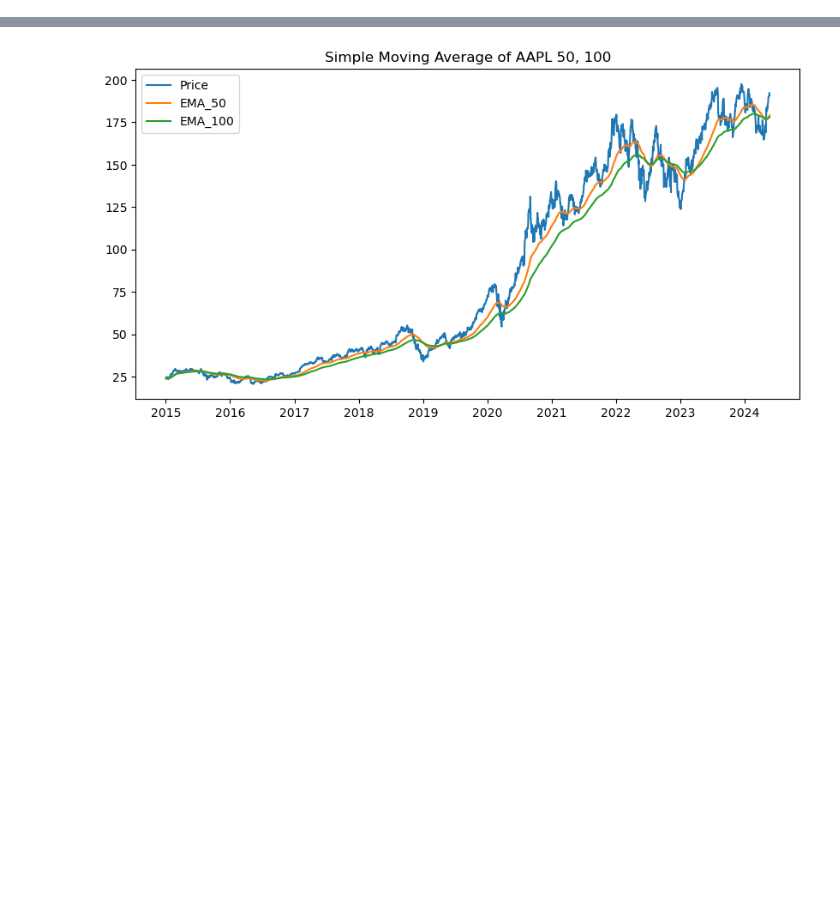
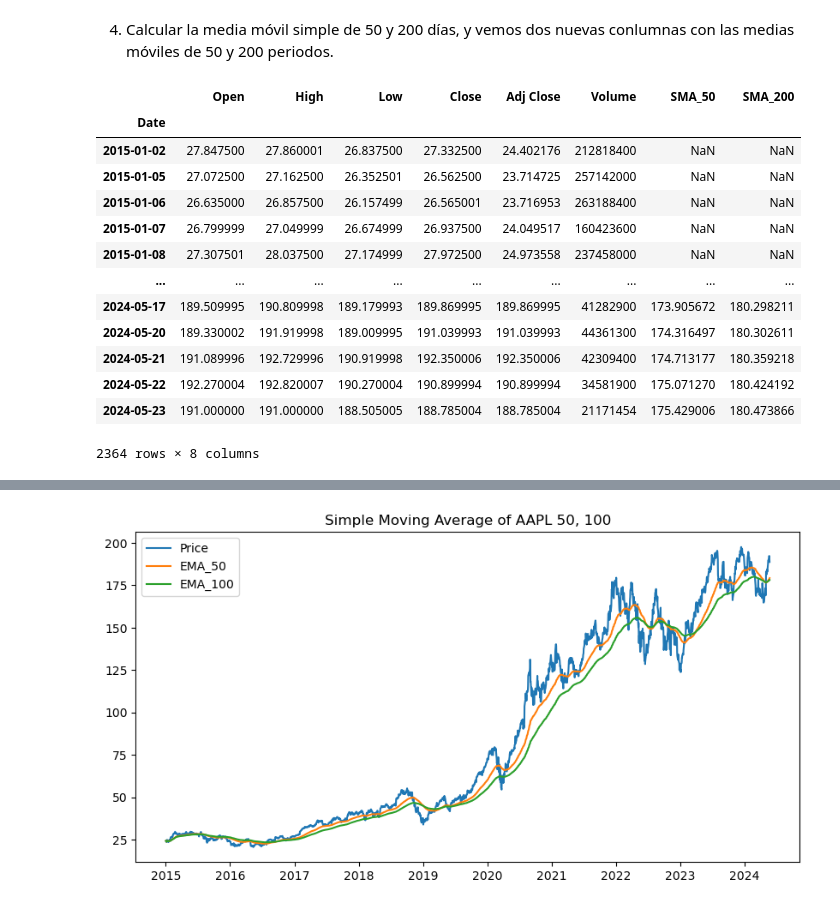
Before and after one commit to antonio-xrp/Data-science-for-finance-ES-EN, a Jupyter notebook: notebooks/analisis-tecnico/0.1-ema-sma.ipynb, the cells around one changed output, grey strips where cells are left out. Saved outputs shown, nothing was run; the diff lists cells and outputs as text; code cells hidden in the pictures; blank space fills up the shorter version.

```diff
--- a/notebooks/analisis-tecnico/0.1-ema-sma.ipynb
+++ b/notebooks/analisis-tecnico/0.1-ema-sma.ipynb
@@ -35,5 +66,23 @@ def SMA(df, *windows):
 
 
     return df
+# %% [markdown]
+4. Calcular la media móvil simple de 50 y 200 días, y vemos dos nuevas conlumnas con las medias móviles de 50 y 200 periodos.
 # %%
-sma_s = SMA(data,50,100)
+sma_50_200 = SMA(data,50,200)
+sma_50_200
+# %% [output]
+|  | Open | High | Low | Close | Adj Close | Volume | SMA_50 | SMA_200 |
+| Date |  |  |  |  |  |  |  |  |
+| 2015-01-02 | 27.847500 | 27.860001 | 26.837500 | 27.332500 | 24.402176 | 212818400 | NaN | NaN |
+| 2015-01-05 | 27.072500 | 27.162500 | 26.352501 | 26.562500 | 23.714725 | 257142000 | NaN | NaN |
+| 2015-01-06 | 26.635000 | 26.857500 | 26.157499 | 26.565001 | 23.716953 | 263188400 | NaN | NaN |
+| 2015-01-07 | 26.799999 | 27.049999 | 26.674999 | 26.937500 | 24.049517 | 160423600 | NaN | NaN |
+| 2015-01-08 | 27.307501 | 28.037500 | 27.174999 | 27.972500 | 24.973558 | 237458000 | NaN | NaN |
+| ... | ... | ... | ... | ... | ... | ... | ... | ... |
+| 2024-05-17 | 189.509995 | 190.809998 | 189.179993 | 189.869995 | 189.869995 | 41282900 | 173.905672 | 180.298211 |
+| 2024-05-20 | 189.330002 | 191.919998 | 189.009995 | 191.039993 | 191.039993 | 44361300 | 174.316497 | 180.302611 |
+| 2024-05-21 | 191.089996 | 192.729996 | 190.919998 | 192.350006 | 192.350006 | 42309400 | 174.713177 | 180.359218 |
+| 2024-05-22 | 192.270004 | 192.820007 | 190.270004 | 190.899994 | 190.899994 | 34581900 | 175.071270 | 180.424192 |
+| 2024-05-23 | 191.000000 | 191.000000 | 188.505005 | 188.785004 | 188.785004 | 21171454 | 175.429006 | 180.473866 |
+2364 rows × 8 columns
```
Also changed, not shown: parts of 11 cells of this notebook.
